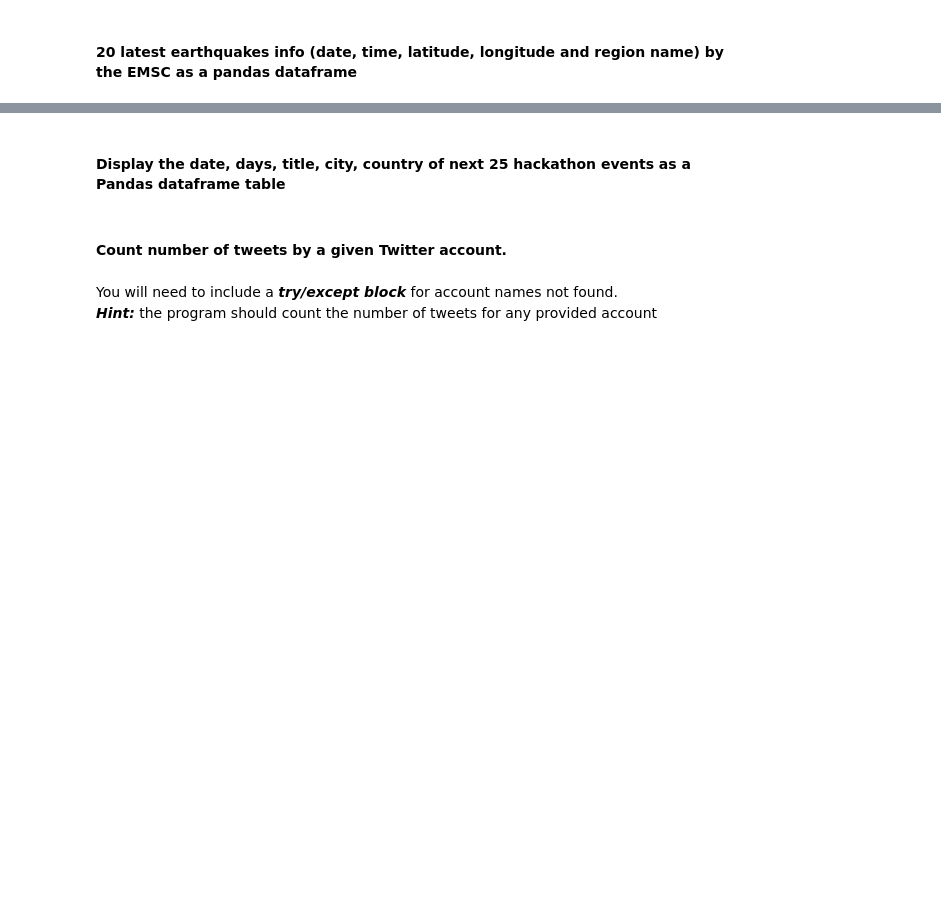
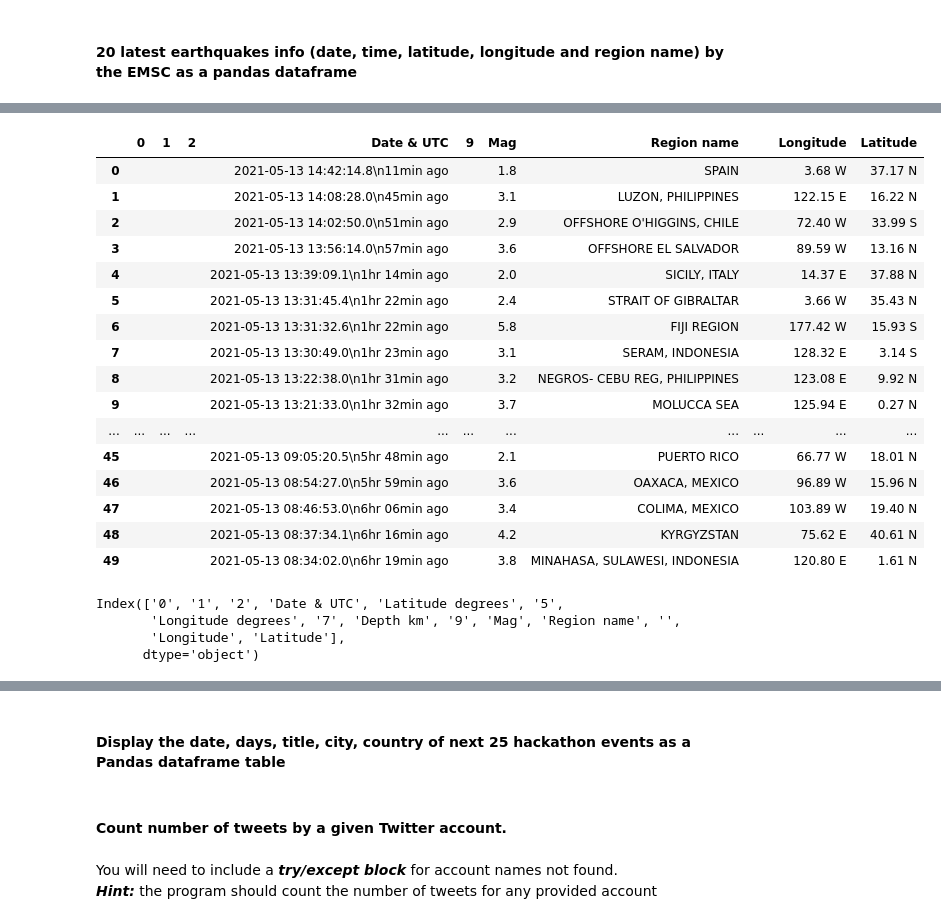
Before and after one commit to Ironhack-Data-Madrid-Abril-2021/lab_scraping_selenium, a Jupyter notebook: your-code/main.ipynb, the cells around one changed output, grey strips where cells are left out. Cells and saved outputs as stored; diff of their text form; code cells hidden in the pictures; blank space fills up the shorter version.

```diff
--- a/your-code/main.ipynb
+++ b/your-code/main.ipynb
@@ -267,3 +321,16 @@ resultado
 # This is the url you will scrape in this exercise
 import pandas as pd
 url = 'https://www.emsc-csem.org/Earthquake/'
+driver = webdriver.Chrome(PATH)
+
+driver.get(url)
+
+cabecera = driver.find_element_by_id('haut_tableau')
+
+cabecera = [c.text for c in cabecera.find_elements_by_tag_name('th')]
+
+tabla= driver.find_element_by_id('tbody')
+
+filas= tabla.find_elements_by_tag_name('tr')
+
+datos=[[e.text for e in f.find_elements_by_tag_name('td')] for f in filas]
@@ -283,0 +337,7 @@ AttributeError: 'list' object has no attribute 'find_elements_by_tag_name'
+# %%
+columnas = ['0','1','2','Date & UTC','Latitude degrees','5'\
+            ,'Longitude degrees','7','Depth km','9','Mag','Region name','']
+
+
+
+len (columnas)
@@ -283,0 +346,6 @@ AttributeError: 'list' object has no attribute 'find_elements_by_tag_name'
+# %%
+df = pd.DataFrame(datos,columns= columnas)
+
+df = df.drop(['0','1','2','9','Mag\n[+]'], axis=1)
+
+df.head()
@@ -283,0 +354,5 @@ AttributeError: 'list' object has no attribute 'find_elements_by_tag_name'
+# %%
+df["Longitude"] = df["Longitude degrees"].map(str) + " " + df["7"]
+df["Latitude"] = df["Latitude degrees"].map(str) + " " + df["5"]
+
+df.head()
@@ -283,0 +366,27 @@ AttributeError: 'list' object has no attribute 'find_elements_by_tag_name'
+# %%
+df.drop(['Latitude degrees','5','Longitude degrees','7','Depth km'], axis=1)
+# %% [output]
+|  | 0 | 1 | 2 | Date & UTC | 9 | Mag | Region name |  | Longitude | Latitude |
+| 0 |  |  |  | 2021-05-13 14:42:14.8\n11min ago |  | 1.8 | SPAIN |  | 3.68 W | 37.17 N |
+| 1 |  |  |  | 2021-05-13 14:08:28.0\n45min ago |  | 3.1 | LUZON, PHILIPPINES |  | 122.15 E | 16.22 N |
+| 2 |  |  |  | 2021-05-13 14:02:50.0\n51min ago |  | 2.9 | OFFSHORE O'HIGGINS, CHILE |  | 72.40 W | 33.99 S |
+| 3 |  |  |  | 2021-05-13 13:56:14.0\n57min ago |  | 3.6 | OFFSHORE EL SALVADOR |  | 89.59 W | 13.16 N |
+| 4 |  |  |  | 2021-05-13 13:39:09.1\n1hr 14min ago |  | 2.0 | SICILY, ITALY |  | 14.37 E | 37.88 N |
+| 5 |  |  |  | 2021-05-13 13:31:45.4\n1hr 22min ago |  | 2.4 | STRAIT OF GIBRALTAR |  | 3.66 W | 35.43 N |
+| 6 |  |  |  | 2021-05-13 13:31:32.6\n1hr 22min ago |  | 5.8 | FIJI REGION |  | 177.42 W | 15.93 S |
+| 7 |  |  |  | 2021-05-13 13:30:49.0\n1hr 23min ago |  | 3.1 | SERAM, INDONESIA |  | 128.32 E | 3.14 S |
+| 8 |  |  |  | 2021-05-13 13:22:38.0\n1hr 31min ago |  | 3.2 | NEGROS- CEBU REG, PHILIPPINES |  | 123.08 E | 9.92 N |
+| 9 |  |  |  | 2021-05-13 13:21:33.0\n1hr 32min ago |  | 3.7 | MOLUCCA SEA |  | 125.94 E | 0.27 N |
+| ... | ... | ... | ... | ... | ... | ... | ... | ... | ... | ... |
+| 45 |  |  |  | 2021-05-13 09:05:20.5\n5hr 48min ago |  | 2.1 | PUERTO RICO |  | 66.77 W | 18.01 N |
+| 46 |  |  |  | 2021-05-13 08:54:27.0\n5hr 59min ago |  | 3.6 | OAXACA, MEXICO |  | 96.89 W | 15.96 N |
+| 47 |  |  |  | 2021-05-13 08:46:53.0\n6hr 06min ago |  | 3.4 | COLIMA, MEXICO |  | 103.89 W | 19.40 N |
+| 48 |  |  |  | 2021-05-13 08:37:34.1\n6hr 16min ago |  | 4.2 | KYRGYZSTAN |  | 75.62 E | 40.61 N |
+| 49 |  |  |  | 2021-05-13 08:34:02.0\n6hr 19min ago |  | 3.8 | MINAHASA, SULAWESI, INDONESIA |  | 120.80 E | 1.61 N |
+# %%
+df.columns
+# %% [output]
+Index(['0', '1', '2', 'Date & UTC', 'Latitude degrees', '5',
+       'Longitude degrees', '7', 'Depth km', '9', 'Mag', 'Region name', '',
+       'Longitude', 'Latitude'],
+      dtype='object')
```
Also changed, not shown: parts of 29 cells of this notebook.
